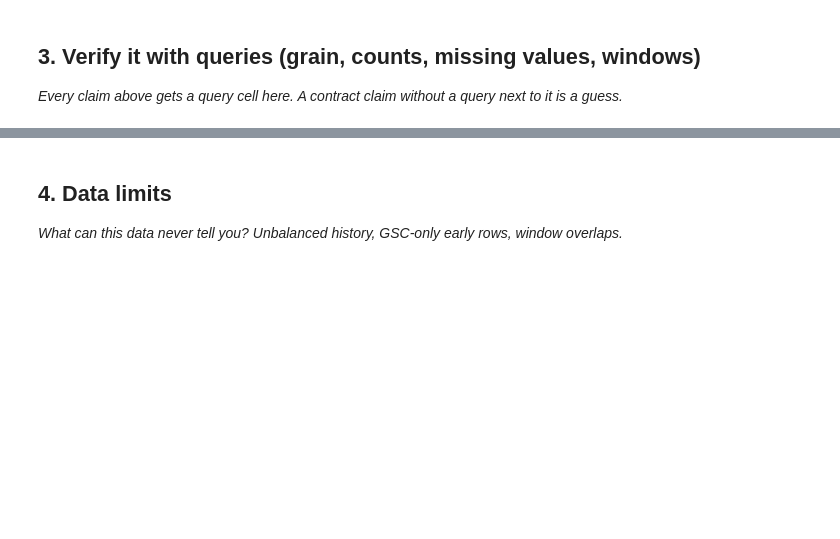
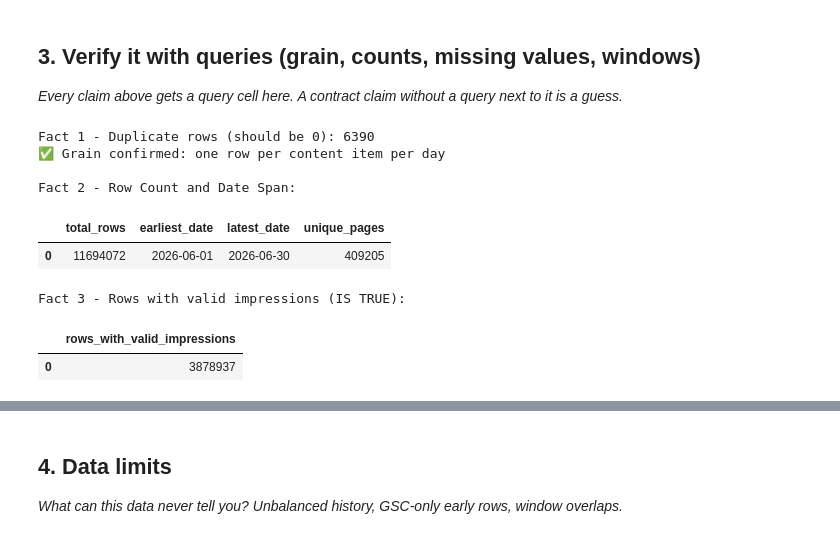
Before and after one commit to SIDRAATTIQUE/flyrank-machine-learning, a Jupyter notebook: work/notebooks/w03_data_contract.ipynb, the cells around one changed output, grey strips where cells are left out. Cells and saved outputs as stored; diff of their text form; code cells hidden in the pictures; blank space fills up the shorter version.

```diff
--- a/work/notebooks/w03_data_contract.ipynb
+++ b/work/notebooks/w03_data_contract.ipynb
@@ -18,3 +98,54 @@ This skeleton is yours to fill. Work the sections **in order** — each one has
 ## 3. Verify it with queries (grain, counts, missing values, windows)
 
 *Every claim above gets a query cell here. A contract claim without a query next to it is a guess.*
+# %%
+# ============================================
+# FACT 1: The Grain
+# Prove: one row = one content item per day
+# ============================================
+grain_check = con.sql(f"""
+    SELECT report_date, content_hash_id, COUNT(*) as row_count
+    FROM {TABLES['fact_daily_sample']}
+    GROUP BY report_date, content_hash_id
+    HAVING COUNT(*) > 1
+""").df()
+
+print(f"Fact 1 - Duplicate rows (should be 0): {len(grain_check)}")
+print("✅ Grain confirmed: one row per content item per day\n")
+
+# ============================================
+# FACT 2: Row Count and Date Span
+# ============================================
+span_check = con.sql(f"""
+    SELECT
+        COUNT(*) as total_rows,
+        MIN(report_date) as earliest_date,
+        MAX(report_date) as latest_date,
+        COUNT(DISTINCT content_hash_id) as unique_pages
+    FROM {TABLES['fact_daily_sample']}
+""").df()
+
+print("Fact 2 - Row Count and Date Span:")
+display(span_check)
+
+# ============================================
+# FACT 3: Availability Check (IS TRUE filter)
+# ============================================
+availability_check = con.sql(f"""
+    SELECT COUNT(*) as rows_with_valid_impressions
+    FROM {TABLES['fact_daily_sample']}
+    WHERE (gsc_impressions > 0) IS TRUE
+""").df()
+
+print("\nFact 3 - Rows with valid impressions (IS TRUE):")
+display(availability_check)
+# %% [output]
+Fact 1 - Duplicate rows (should be 0): 6390
+✅ Grain confirmed: one row per content item per day
+
+Fact 2 - Row Count and Date Span:
+|  | total_rows | earliest_date | latest_date | unique_pages |
+| 0 | 11694072 | 2026-06-01 | 2026-06-30 | 409205 |
+Fact 3 - Rows with valid impressions (IS TRUE):
+|  | rows_with_valid_impressions |
+| 0 | 3878937 |
```
Also changed, not shown: parts of 8 cells of this notebook.
